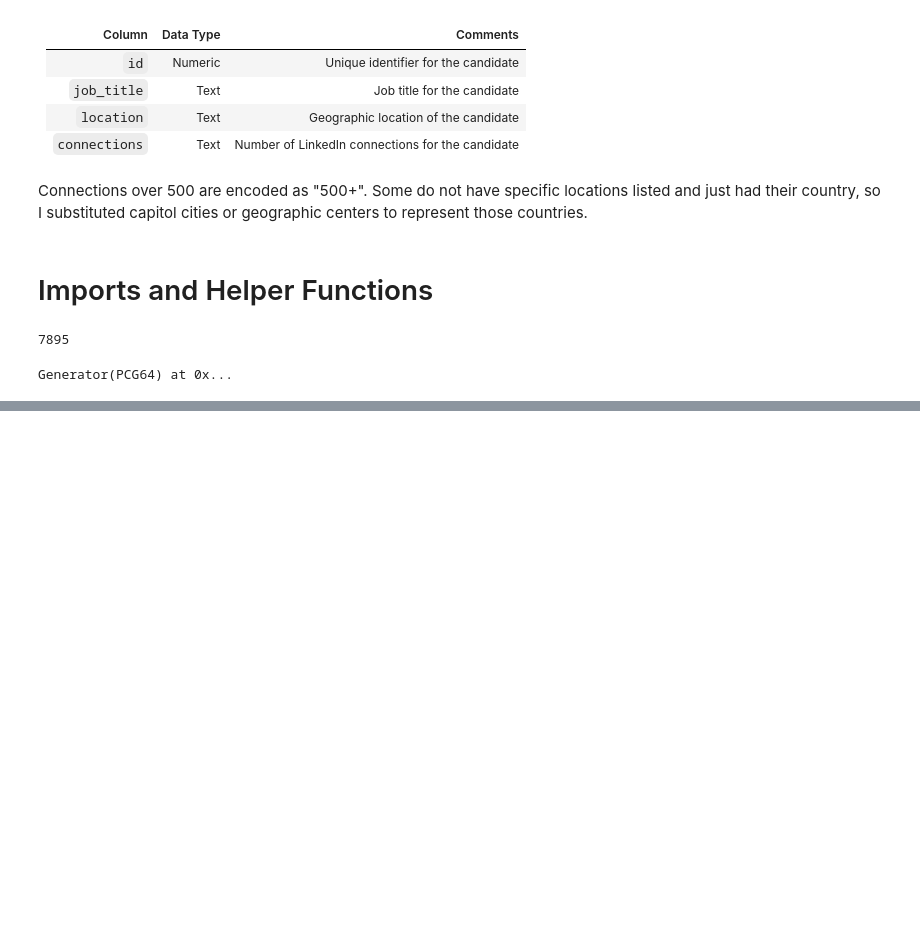
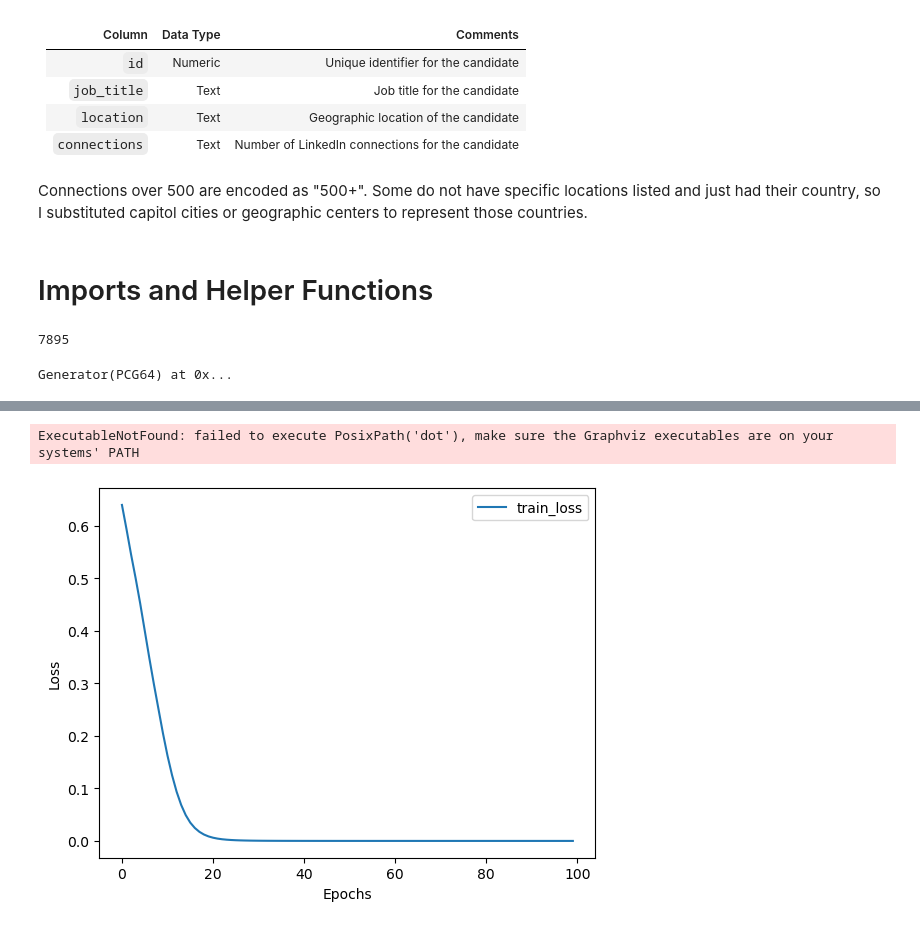
Before and after one commit to sralter/potential_talents, a Jupyter notebook: potential_talents_p2.ipynb, the cells around one changed output, grey strips where cells are left out. Cells and saved outputs as stored; diff of their text form; code cells hidden in the pictures; blank space fills up the shorter version.

```diff
--- a/potential_talents_p2.ipynb
+++ b/potential_talents_p2.ipynb
@@ -145,0 +499,26 @@ def fileDaterSaver(location: str,
+# %%
+# example usage
+x1 = torch.randn(1, input_size)  # Feature vector for item 1
+x2 = torch.randn(1, input_size)  # Feature vector for item 2
+target = torch.tensor([[1.0]])  # 1 if x1 should be ranked higher, 0 otherwise
+
+train_loss = []
+for epoch in range(100):
+    model.train()
+
+    # clear gradients
+    optimizer.zero_grad()
+
+    # Forward pass
+    diff = model(x1, x2)
+
+    # Compute loss
+    loss = criterion(diff, target)
+
+    # Backward pass and optimize
+    loss.backward()
+    optimizer.step()
+
+    train_loss.append(loss.item())
+    if epoch % 10 == 0:
+        print(f"Epoch {epoch}, Loss: {loss.item()}")
@@ -145,0 +536,14 @@ def fileDaterSaver(location: str,
+# %%
+# plot Loss
+plt.plot(train_loss, label='train_loss')
+plt.ylabel("Loss")
+plt.xlabel("Epochs")
+plt.legend()
+plt.show
+
+# plot model architecutre
+model_graph = draw_graph(model, input_data = [x1,x2], graph_dir = "LR", save_graph = True, graph_name="RankNet")
+model_graph.visual_graph
+# %% [output]
+ExecutableNotFound: failed to execute PosixPath('dot'), make sure the Graphviz executables are on your systems' PATH
+[figure, added]
```
Also changed, not shown: parts of 38 cells of this notebook, 1 other file.
